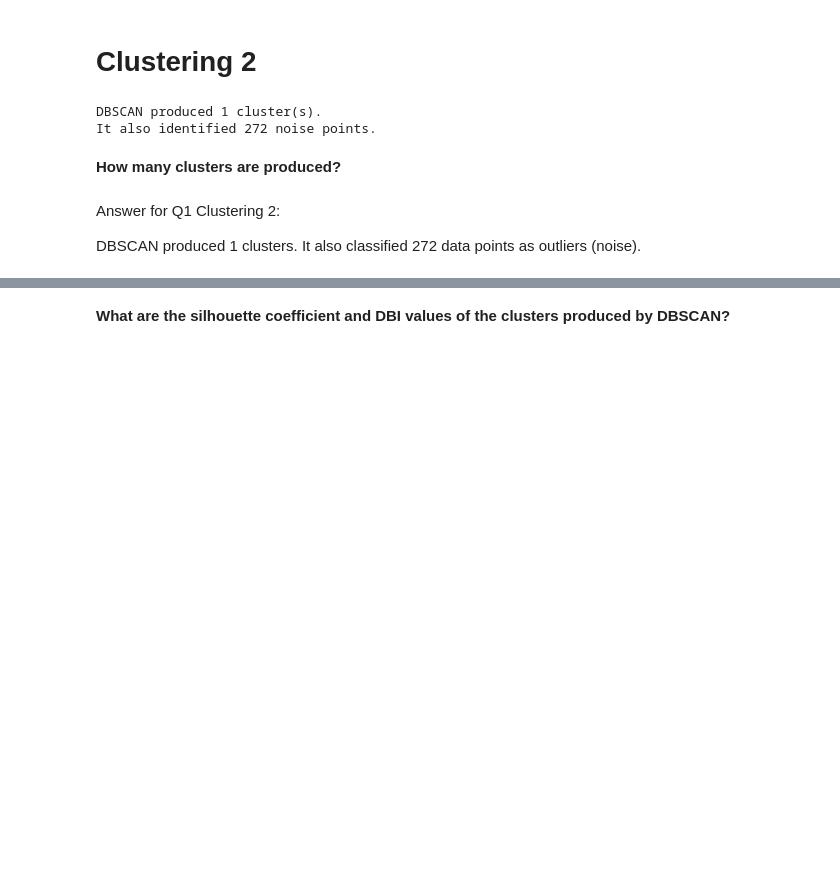
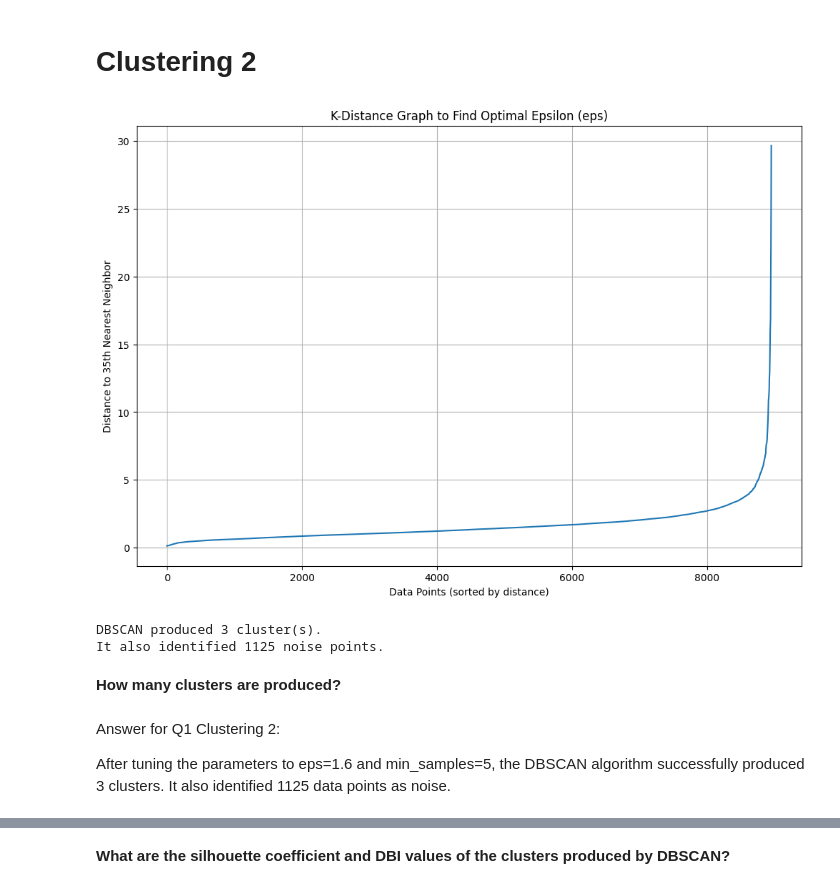
Before and after one commit to Valtern/machinelearningsmt5, a Jupyter notebook: Midterm_MachineLearning.ipynb, the cells around one changed output, grey strips where cells are left out. Saved outputs shown, nothing was run; the diff lists cells and outputs as text; code cells hidden in the pictures; blank space fills up the shorter version.

```diff
--- a/Midterm_MachineLearning.ipynb
+++ b/Midterm_MachineLearning.ipynb
@@ -211,8 +209,27 @@ Answer for Q3 Clustering 1:
 No, it does not agree with the result obtained by the elbow method. This method is more accurate as this method considers both factors intra-cluster cohesion and inter-cluster separation. Though k=4 has a less SSE value, k=3 yields a better-defined cluster structure based on the silhouette score, a stronger measure.
 # %% [markdown]
 # **Clustering 2**
+# %%
+min_samples = 35
+neighbors = NearestNeighbors(n_neighbors=min_samples)
+neighbors_fit = neighbors.fit(X_scaled)
+distances, indices = neighbors_fit.kneighbors(X_scaled)
+
+
+distances = np.sort(distances[:, min_samples-1], axis=0)
+
+
+plt.figure(figsize=(12, 8))
+plt.plot(distances)
+plt.title('K-Distance Graph to Find Optimal Epsilon (eps)')
+plt.xlabel('Data Points (sorted by distance)')
+plt.ylabel(f'Distance to {min_samples}th Nearest Neighbor')
+plt.grid(True)
+plt.show()
+# %% [output]
+[figure, added]
 # %%
-dbscan = DBSCAN(eps=3.2, min_samples=35)
+dbscan = DBSCAN(eps=1.6, min_samples=5)
 dbscan_labels = dbscan.fit_predict(X_scaled)
 
 n_clusters_dbscan = len(set(dbscan_labels)) - (1 if -1 in dbscan_labels else 0)
@@ -221,14 +238,14 @@ n_noise = list(dbscan_labels).count(-1)
 print(f"DBSCAN produced {n_clusters_dbscan} cluster(s).")
 print(f"It also identified {n_noise} noise points.")
 # %% [output]
-DBSCAN produced 1 cluster(s).
-It also identified 272 noise points.
+DBSCAN produced 3 cluster(s).
+It also identified 1125 noise points.
 # %% [markdown]
 **How many clusters are produced?**
 # %% [markdown]
 Answer for Q1 Clustering 2:
 
-DBSCAN produced 1 clusters. It also classified 272 data points as outliers (noise).
+After tuning the parameters to eps=1.6 and min_samples=5, the DBSCAN algorithm successfully produced 3 clusters. It also identified 1125 data points as noise.
 # %%
 # 2. What are the silhouette coefficient and DBI values? (10 points)
 core_samples_mask = dbscan_labels != -1
```
Also changed, not shown: parts of 8 cells of this notebook.
